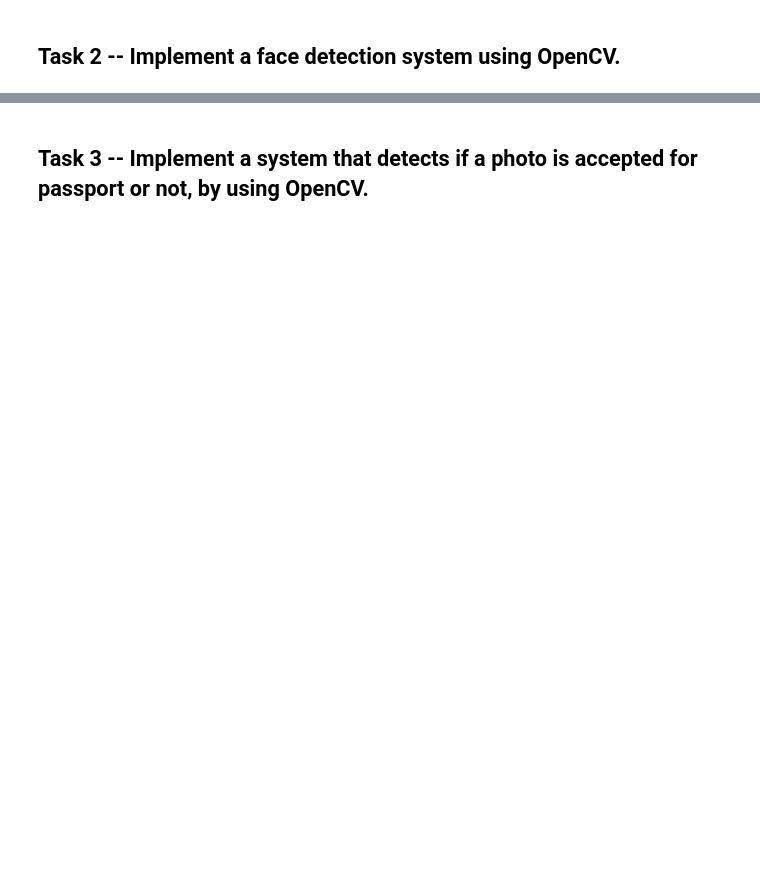
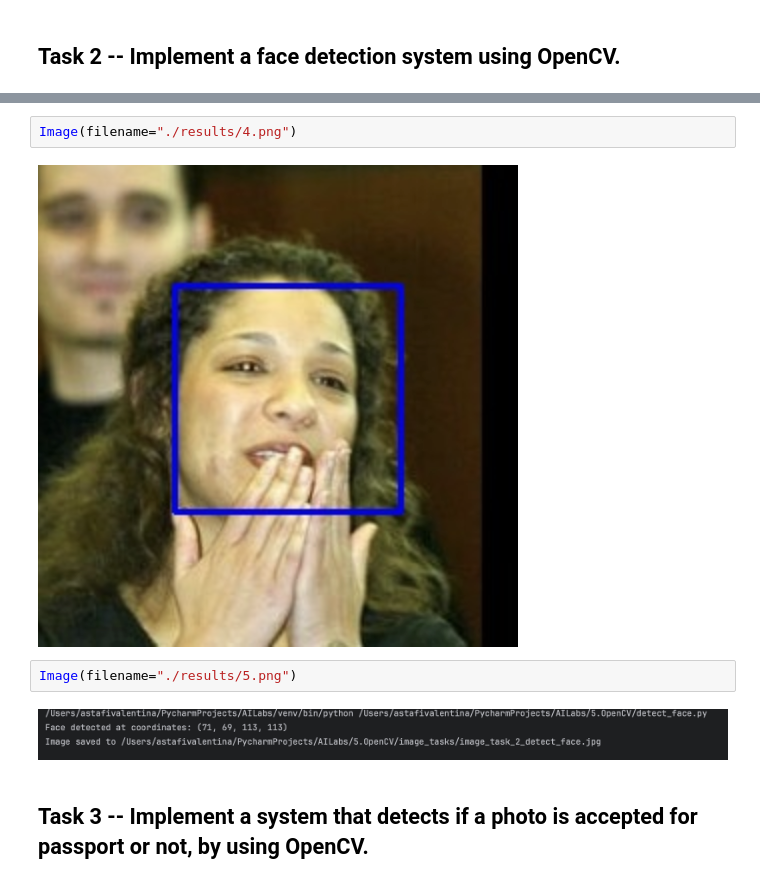
Before and after one commit to vastafi/AI_Labs, a Jupyter notebook: 5.OpenCV/L5_Astafi_Valentina.ipynb, the cells around one changed output, grey strips where cells are left out. Drawn from its saved outputs; the diff is of its cells as text; blank space fills up the shorter version.

```diff
--- a/5.OpenCV/L5_Astafi_Valentina.ipynb
+++ b/5.OpenCV/L5_Astafi_Valentina.ipynb
@@ -76,2 +106,10 @@ sharpen_image(image_path, output_path='/Users/astafivalentina/PycharmProjects/AI
+# %%
+Image(filename="./results/4.png")
+# %% [output]
+[figure, added]
+# %%
+Image(filename="./results/5.png")
+# %% [output]
+[figure, added]
 # %% [markdown]
 ## Task 3 -- Implement a system that detects if a photo is accepted for passport or not, by using OpenCV.
```
Also changed, not shown: parts of 11 cells of this notebook, 5 other files.
